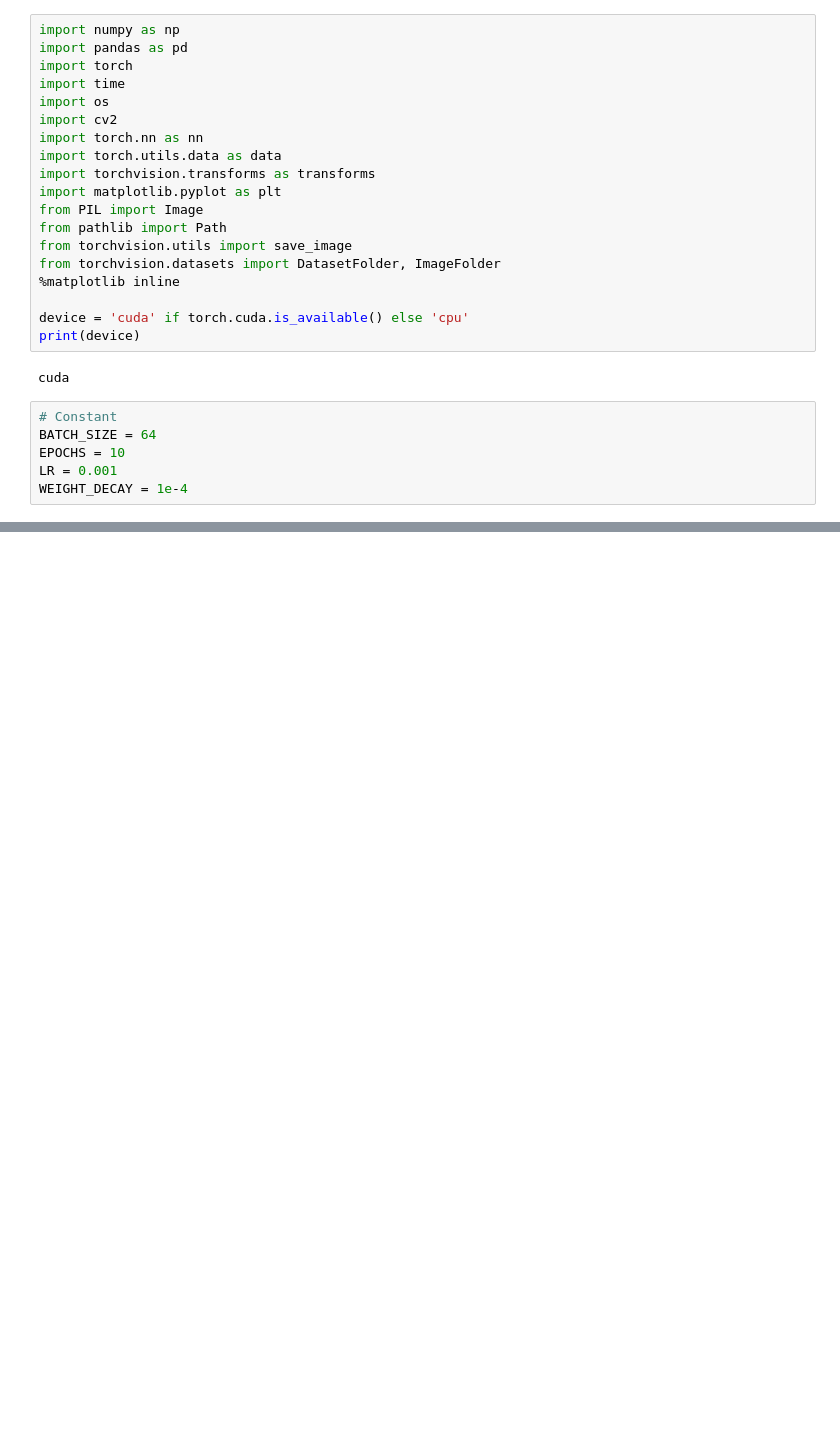
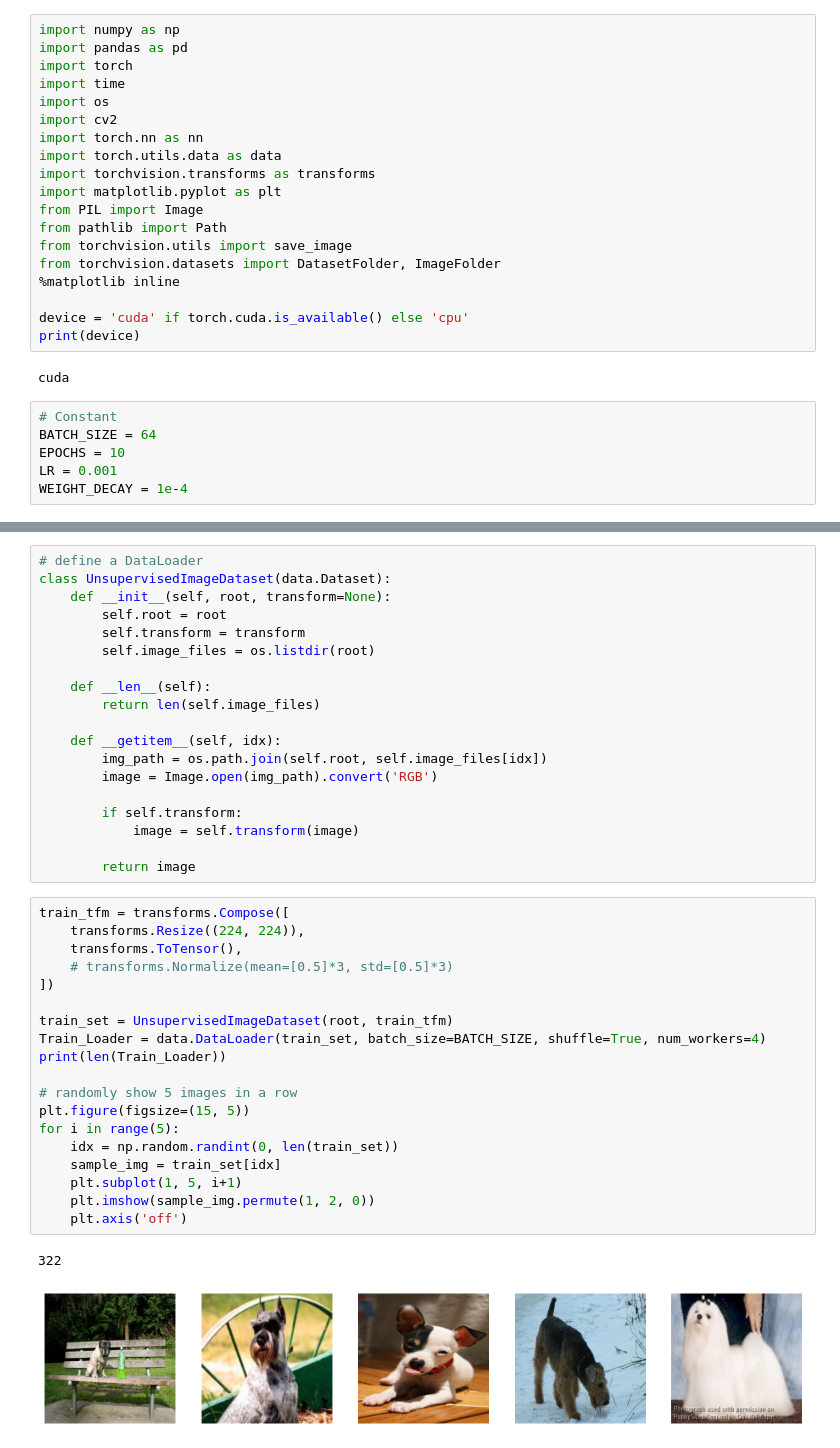
Before and after one commit to Hyr1sky/Neural-Network---Deep-Learning, a Jupyter notebook: Assignment3/puppy.ipynb, the cells around one changed output, grey strips where cells are left out. Drawn from its saved outputs; the diff is of its cells as text; blank space fills up the shorter version.

```diff
--- a/Assignment3/puppy.ipynb
+++ b/Assignment3/puppy.ipynb
@@ -43,0 +47,41 @@ print(len(Train_Loader))
+# %%
+# define a DataLoader
+class UnsupervisedImageDataset(data.Dataset):
+    def __init__(self, root, transform=None):
+        self.root = root
+        self.transform = transform
+        self.image_files = os.listdir(root)
+
+    def __len__(self):
+        return len(self.image_files)
+
+    def __getitem__(self, idx):
+        img_path = os.path.join(self.root, self.image_files[idx])
+        image = Image.open(img_path).convert('RGB')
+
+        if self.transform:
+            image = self.transform(image)
+
+        return image
+# %%
+train_tfm = transforms.Compose([
+    transforms.Resize((224, 224)),
+    transforms.ToTensor(),
+    # transforms.Normalize(mean=[0.5]*3, std=[0.5]*3)
+])
+
+train_set = UnsupervisedImageDataset(root, train_tfm)
+Train_Loader = data.DataLoader(train_set, batch_size=BATCH_SIZE, shuffle=True, num_workers=4)
+print(len(Train_Loader))
+
+# randomly show 5 images in a row
+plt.figure(figsize=(15, 5))
+for i in range(5):
+    idx = np.random.randint(0, len(train_set))
+    sample_img = train_set[idx]
+    plt.subplot(1, 5, i+1)
+    plt.imshow(sample_img.permute(1, 2, 0))
+    plt.axis('off')
+# %% [output]
+322
+[figure, added]
```
Also changed, not shown: parts of 5 cells of this notebook.
